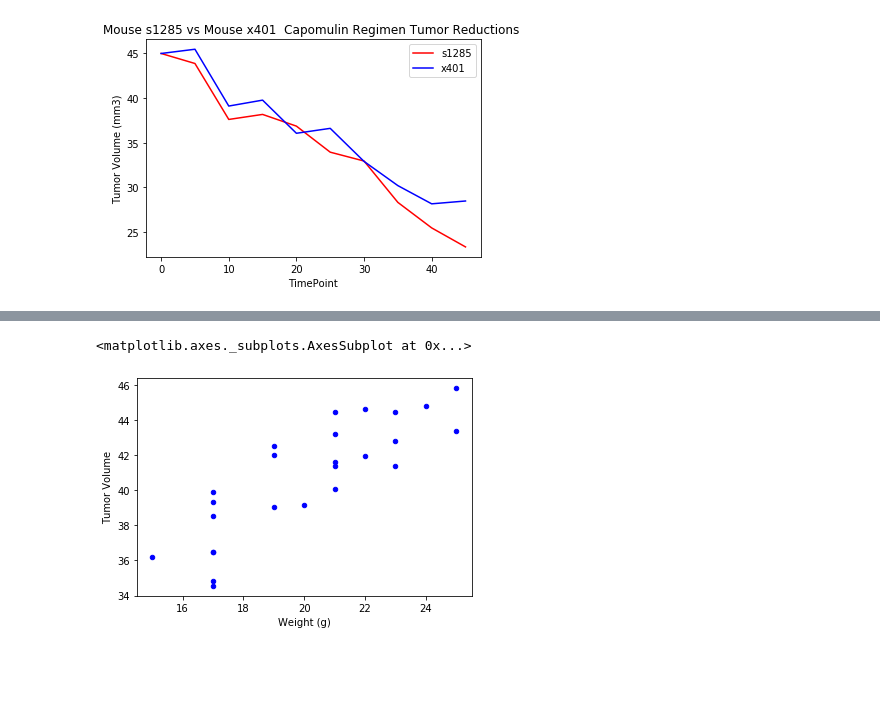
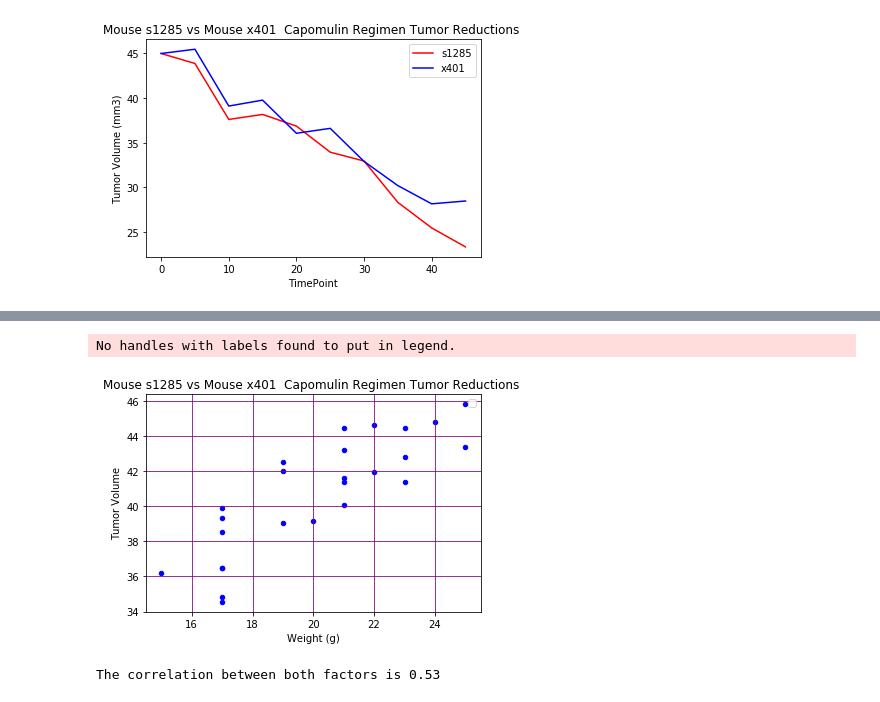
Before and after one commit to Aquanewbie/Brandon-Cornejo-Data-Analytics-HW, a Jupyter notebook: Homework5/Pymaceuticals/pymaceuticals_starter.ipynb, the cells around one changed output, grey strips where cells are left out. Saved outputs shown, nothing was run; the diff lists cells and outputs as text; code cells hidden in the pictures; blank space fills up the shorter version.

```diff
--- a/Homework5/Pymaceuticals/pymaceuticals_starter.ipynb
+++ b/Homework5/Pymaceuticals/pymaceuticals_starter.ipynb
@@ -548,10 +514,15 @@ mouseaverageweightdf
 # %%
 #Plot
 mouseaverageweightdf.plot.scatter(x='Weight (g)',y='Tumor Volume', c='Blue')
 plt.legend(loc="best")
 plt.title('Mouse s1285 vs Mouse x401  Capomulin Regimen Tumor Reductions ', color='black')
+plt.grid(b=None, which='major', axis='both', color='purple')
 # %% [output]
-<matplotlib.axes._subplots.AxesSubplot at 0x...>
+No handles with labels found to put in legend.
-[figure, old version]
+[figure, new version]
 # %%
-# Calculate the correlation coefficient and linear regression model for mouse weight and average tumor volume for the Capomulin regimen
+# Calculate the correlation coefficient for mouse weight and average tumor volume for the Capomulin regimen
+correlation = st.pearsonr(mouseweight,mouseweightdf['Tumor Volume'])
+print(f"The correlation between both factors is {round(correlation[0],2)}")
+# %% [output]
+The correlation between both factors is 0.53
```
Also changed, not shown: parts of 11 cells of this notebook, 1 other file.
